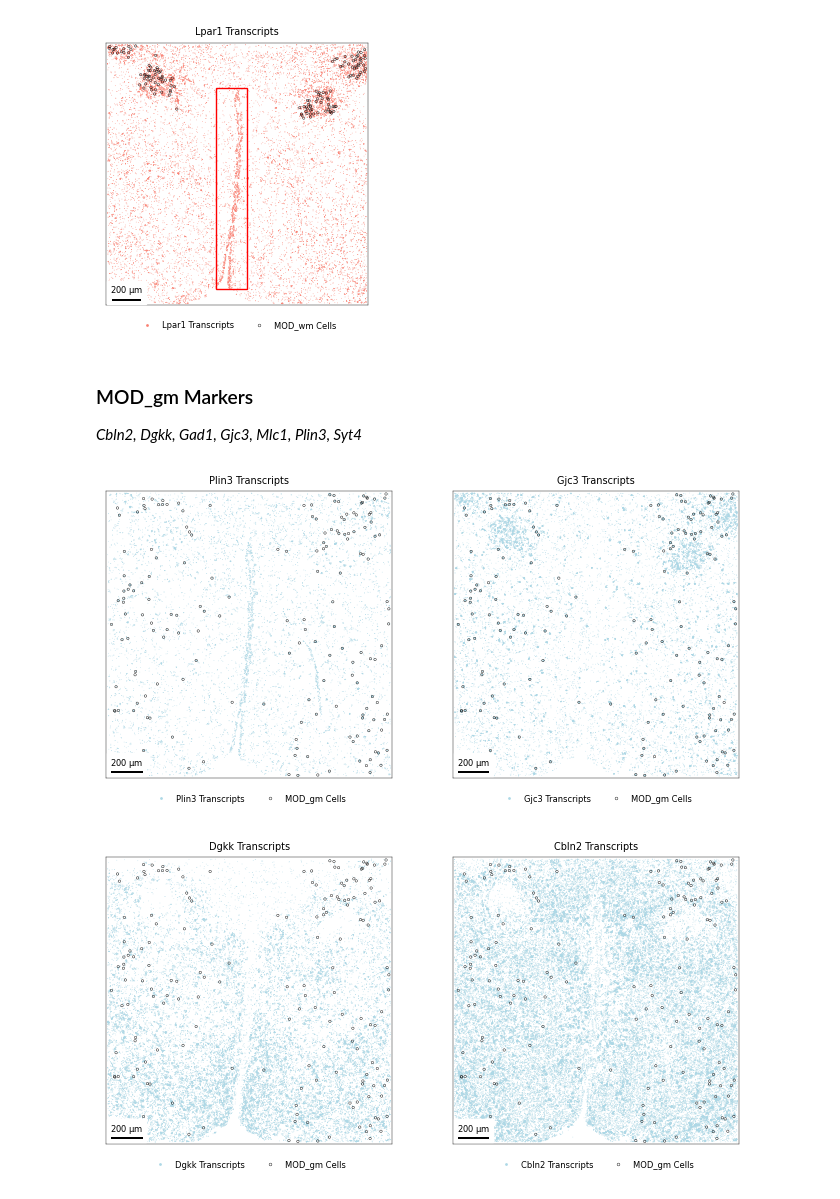
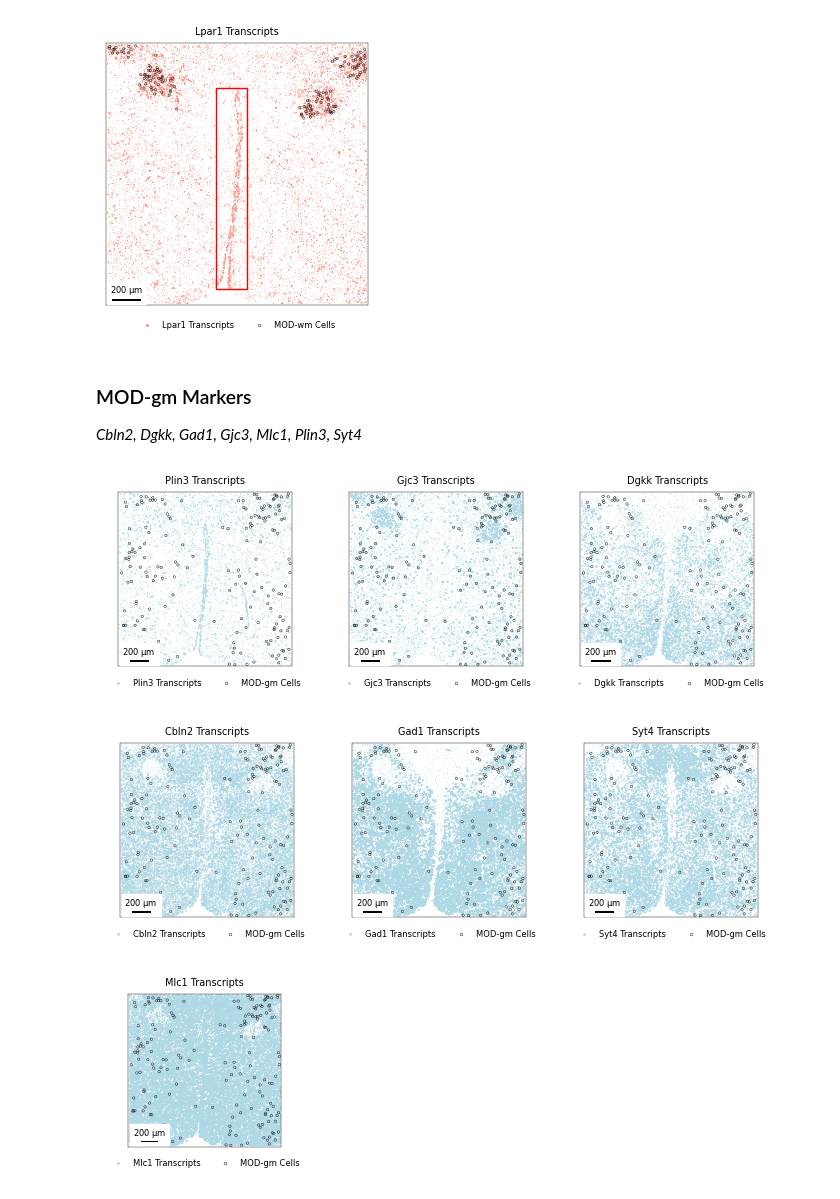
Before and after one commit to melocery/MasterThesisAnalysis, a Jupyter notebook: notebook/R4_MODmarkers.ipynb, the cells around one changed output. Drawn from its saved outputs; the diff is of its cells as text; code cells hidden in the pictures.

```diff
--- a/notebook/R4_MODmarkers.ipynb
+++ b/notebook/R4_MODmarkers.ipynb
@@ -89,7 +89,7 @@ plt.show()
 # %% [output]
 [figure]
 # %% [markdown]
-### MOD_gm Markers
+### MOD-gm Markers
 *Cbln2, Dgkk, Gad1, Gjc3, Mlc1, Plin3, Syt4*
 # %%
 Cbln2_signal = signal_coordinate_df[signal_coordinate_df['gene'].isin(['Cbln2'])].copy()
@@ -100,24 +100,37 @@ Mlc1_signal = signal_coordinate_df[signal_coordinate_df['gene'].isin(['Mlc1'])].
 Plin3_signal = signal_coordinate_df[signal_coordinate_df['gene'].isin(['Plin3'])].copy()
 Syt4_signal = signal_coordinate_df[signal_coordinate_df['gene'].isin(['Syt4'])].copy()
 # %%
-fig, ax = plt.subplots(1, 2, figsize=(18*CM, 9*CM), sharey=True)
+fig, ax = plt.subplots(1, 3, figsize=(18*CM, 6*CM), sharey=True)
 
-plot_marker_signals(signal_df=Plin3_signal, centroid_df= MOD_gm_df, title="Plin3", color="MOD_gm", ax=ax[0])
-plot_marker_signals(signal_df=Gjc3_signal, centroid_df= MOD_gm_df, title="Gjc3", color="MOD_gm", ax=ax[1])
+plot_marker_signals(signal_df=Plin3_signal, centroid_df= MOD_gm_df, title="Plin3", color="MOD-gm", ax=ax[0])
+plot_marker_signals(signal_df=Gjc3_signal, centroid_df= MOD_gm_df, title="Gjc3", color="MOD-gm", ax=ax[1])
+plot_marker_signals(signal_df=Dgkk_signal, centroid_df= MOD_gm_df, title="Dgkk", color="MOD-gm", ax=ax[2])
 
 plt.tight_layout(rect=[0, 0.05, 1, 1])
 plt.savefig(fig_path/"MODgm1.pdf", **SAVE_FIG)
 plt.show()
 # %% [output]
-[figure, old version]
+[figure, new version]
+# %%
+fig, ax = plt.subplots(1, 3, figsize=(18*CM, 6*CM), sharey=True)
+
+
+plot_marker_signals(signal_df=Cbln2_signal, centroid_df= MOD_gm_df, title="Cbln2", color="MOD-gm", ax=ax[0])
+plot_marker_signals(signal_df=Gad1_signal, centroid_df= MOD_gm_df, title="Gad1", color="MOD-gm", ax=ax[1])
+plot_marker_signals(signal_df=Syt4_signal, centroid_df= MOD_gm_df, title="Syt4", color="MOD-gm", ax=ax[2])
+
+plt.tight_layout(rect=[0, 0.05, 1, 1])
+plt.savefig(fig_path/"MODgm2.pdf", **SAVE_FIG)
+plt.show()
+# %% [output]
+[figure, added]
 # %%
-fig, ax = plt.subplots(1, 2, figsize=(18*CM, 9*CM), sharey=True)
+fig, ax = plt.subplots(1, 1, figsize=(6*CM, 6*CM), sharey=True)
 
-plot_marker_signals(signal_df=Dgkk_signal, centroid_df= MOD_gm_df, title="Dgkk", color="MOD_gm", ax=ax[0])
-plot_marker_signals(signal_df=Cbln2_signal, centroid_df= MOD_gm_df, title="Cbln2", color="MOD_gm", ax=ax[1])
+plot_marker_signals(signal_df=Mlc1_signal, centroid_df= MOD_gm_df, title="Mlc1", color="MOD-gm", ax=ax)
 
 plt.tight_layout(rect=[0, 0.05, 1, 1])
-plt.savefig(fig_path/"MODgm2.pdf", **SAVE_FIG)
+plt.savefig(fig_path/"MODgm3.pdf", **SAVE_FIG)
 plt.show()
 # %% [output]
-[figure, old version]
+[figure, new version]
```
Also changed, not shown: parts of 7 cells of this notebook, 6 other files.
